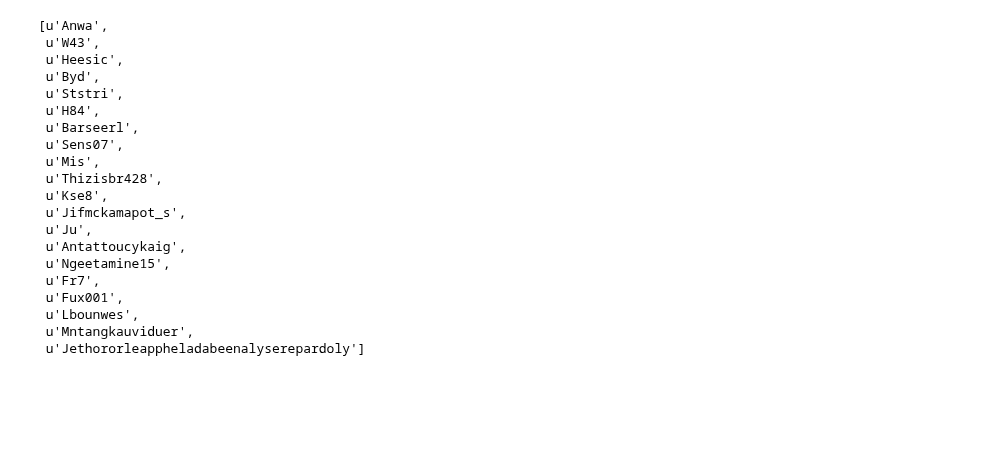
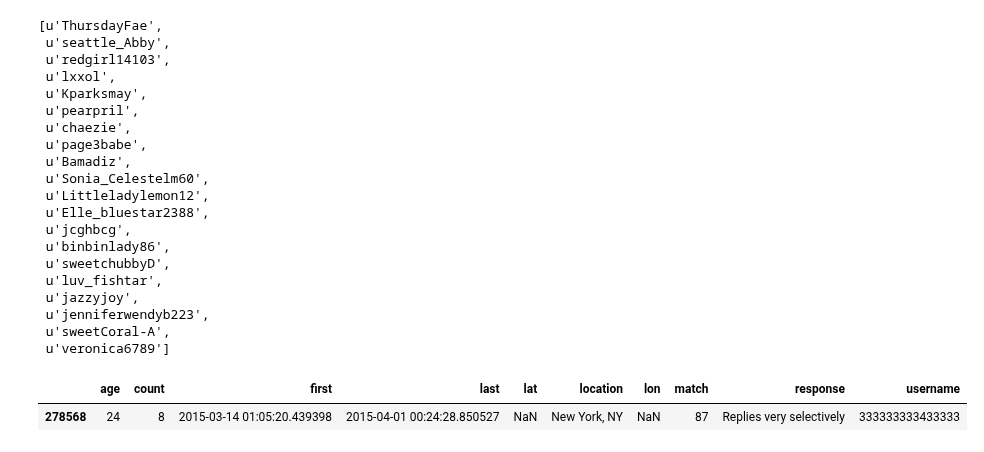
Before and after one commit to ajmendez/explore, a Jupyter notebook: cupid/markov_names.ipynb, the cells around one changed output. Cells and saved outputs as stored; diff of their text form; code cells hidden in the pictures; blank space fills up the shorter version.

```diff
--- a/cupid/markov_names.ipynb
+++ b/cupid/markov_names.ipynb
@@ -49,23 +235,24 @@ highmatch = MarkovName(usernames)
 # %%
-[highmatch() for i in range(20)]
+words, transitions = make_words()
+[gen_word() for i in range(20)]
 # %% [output]
-[u'Anwa',
- u'W43',
- u'Heesic',
- u'Byd',
- u'Ststri',
- u'H84',
- u'Barseerl',
- u'Sens07',
- u'Mis',
- u'Thizisbr428',
- u'Kse8',
- u'Jifmckamapot_s',
- u'Ju',
- u'Antattoucykaig',
- u'Ngeetamine15',
- u'Fr7',
- u'Fux001',
- u'Lbounwes',
- u'Mntangkauviduer',
- u'Jethororleappheladabeenalyserepardoly']
+[u'ThursdayFae',
+ u'seattle_Abby',
+ u'redgirl14103',
+ u'lxxol',
+ u'Kparksmay',
+ u'pearpril',
+ u'chaezie',
+ u'page3babe',
+ u'Bamadiz',
+ u'Sonia_Celestelm60',
+ u'Littleladylemon12',
+ u'Elle_bluestar2388',
+ u'jcghbcg',
+ u'binbinlady86',
+ u'sweetchubbyD',
+ u'luv_fishtar',
+ u'jazzyjoy',
+ u'jenniferwendyb223',
+ u'sweetCoral-A',
+ u'veronica6789']
@@ -124,0 +259,5 @@ def gen_word():
+# %%
+people[people['username'].apply(lambda x: '333333333433333' in x)]
+# %% [output]
+|  | age | count | first | last | lat | location | lon | match | response | username |
+| 278568 | 24 | 8 | 2015-03-14 01:05:20.439398 | 2015-04-01 00:24:28.850527 | NaN | New York, NY | NaN | 87 | Replies very selectively | 333333333433333 |
```
Also changed, not shown: parts of 17 cells of this notebook, 3 other files.
